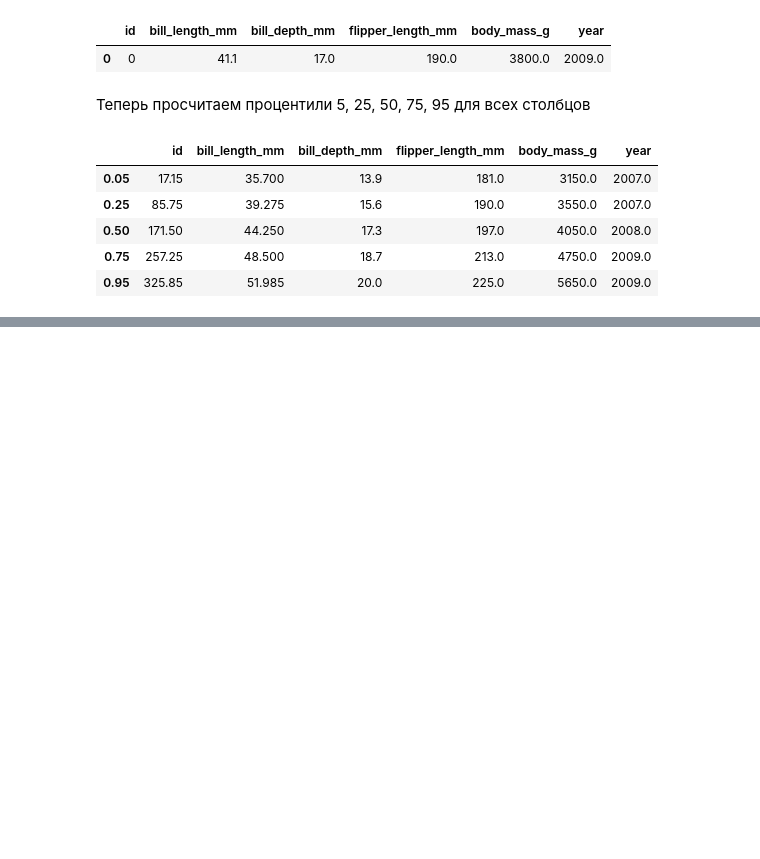
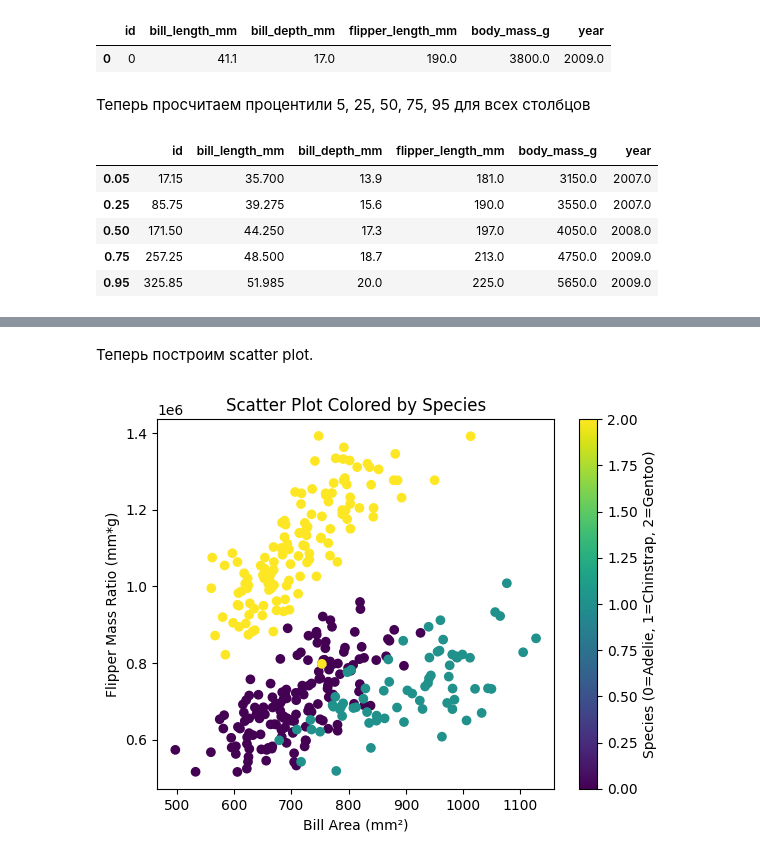
Before and after one commit to HowToKartoxa/ML_course_famcs, a Jupyter notebook: hw02_EDA/EDA.ipynb, the cells around one changed output, grey strips where cells are left out. Saved outputs shown, nothing was run; the diff lists cells and outputs as text; code cells hidden in the pictures; blank space fills up the shorter version.

```diff
--- a/hw02_EDA/EDA.ipynb
+++ b/hw02_EDA/EDA.ipynb
@@ -233,0 +354,11 @@ df_numeric.quantile([0.05, 0.25, 0.5, 0.75, 0.95])
+# %% [markdown]
+Теперь построим scatter plot.
+# %%
+plt.scatter(df_encoded['bill_area_mm2'], df_encoded['flipper_mass_ratio_mm_g'], c=df_filled['species'].astype('category').cat.codes, cmap='viridis')
+plt.colorbar(label='Species (0=Adelie, 1=Chinstrap, 2=Gentoo)')
+plt.xlabel('Bill Area (mm²)')
+plt.ylabel('Flipper Mass Ratio (mm*g)')
+plt.title('Scatter Plot Colored by Species')
+plt.show()
+# %% [output]
+[figure, added]
```
Also changed, not shown: parts of 19 cells of this notebook.
